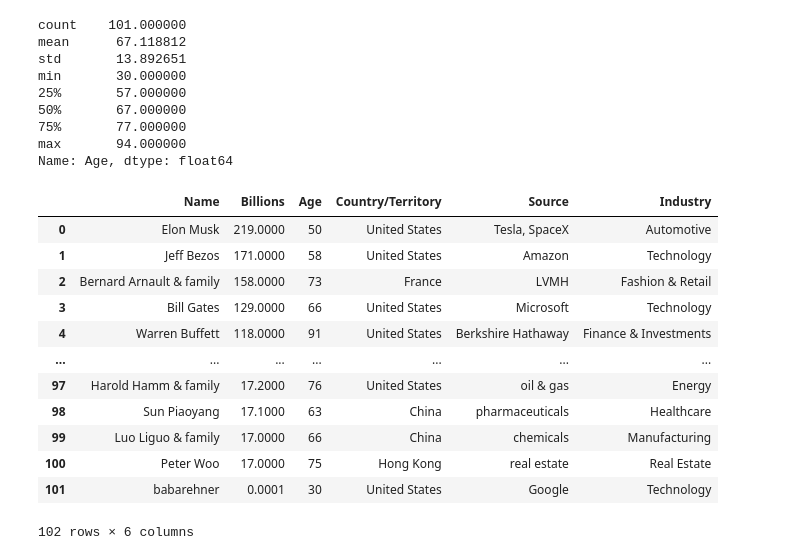
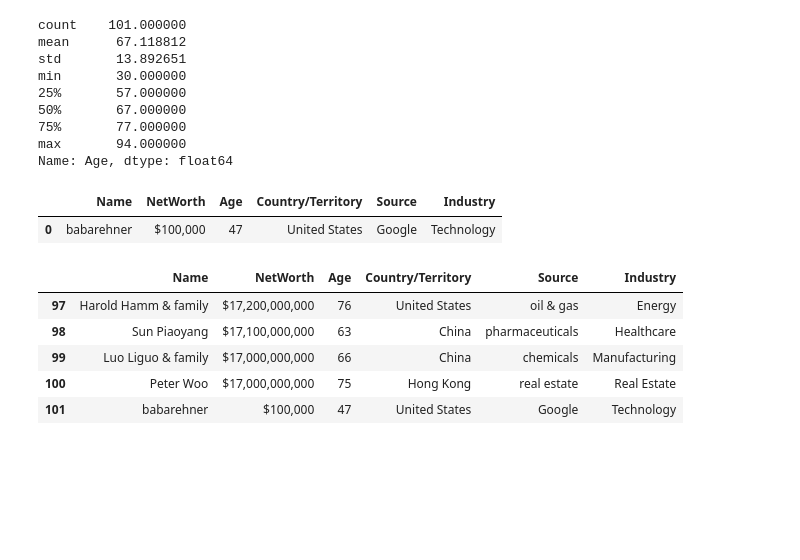
Before and after one commit to babarehner/jupiter-top_richest, a Jupyter notebook: df_Richies.ipynb, the cells around one changed output. Saved outputs shown, nothing was run; the diff lists cells and outputs as text; code cells hidden in the pictures; blank space fills up the shorter version.

```diff
--- a/df_Richies.ipynb
+++ b/df_Richies.ipynb
@@ -118,29 +141,32 @@ min       30.000000
 75%       77.000000
 max       94.000000
 Name: Age, dtype: float64
-# %%
-df_me = df_richest.append({'Name':'babarehner', 'NetWorth':'$100,000', 'Age':30, 'Country/Territory':'United States',
-                   'Source':'Google', 'Industry':'Technology'}, ignore_index=True)
+# %%
+# create a dataframe to add a row into the data base
+# received warning that frame.append method is deprecated and should use concat
+df_new_guy = pd.DataFrame([['babarehner', '$100,000', 47, 'United States', 'Google', 'Technology']],
+                          columns=['Name', 'NetWorth', 'Age', 'Country/Territory','Source', 'Industry'])
+df_new_guy
+# %% [output]
+|  | Name | NetWorth | Age | Country/Territory | Source | Industry |
+| 0 | babarehner | $100,000 | 47 | United States | Google | Technology |
+# %%
+# add new_guy dataframe to richest dataframe
+df_richest = pd.concat([df_richest, df_new_guy], ignore_index=True)
+df_richest.tail()
+# %% [output]
+|  | Name | NetWorth | Age | Country/Territory | Source | Industry |
+| 97 | Harold Hamm & family | $17,200,000,000 | 76 | United States | oil & gas | Energy |
+| 98 | Sun Piaoyang | $17,100,000,000 | 63 | China | pharmaceuticals | Healthcare |
+| 99 | Luo Liguo & family | $17,000,000,000 | 66 | China | chemicals | Manufacturing |
+| 100 | Peter Woo | $17,000,000,000 | 75 | Hong Kong | real estate | Real Estate |
+| 101 | babarehner | $100,000 | 47 | United States | Google | Technology |
 # %%
 # Remove the '$' sign in 'NetWorth' column
-df_me['NetWorth'] = df_me['NetWorth'].replace('\$','', regex=True)
+df_richest['NetWorth'] = df_richest['NetWorth'].replace('\$','', regex=True)
 # Remove the ',' in the billions column
-df_me['NetWorth'] = df_me['NetWorth'].replace(',','', regex=True)
+df_richest['NetWorth'] = df_richest['NetWorth'].replace(',','', regex=True)
 # Change the 'NetWorth' column to float and remove all the divide by 1 billion
-df_me['NetWorth'] = (df_me['NetWorth'].astype(float))/1e9
+df_richest['NetWorth'] = (df_richest['NetWorth'].astype(float))/1e9
 # Change the column name fro 'NetWorth' to 'Billions' in the printout
-df_me.rename(columns={"NetWorth": "Billions"})
+df_richest = df_richest.rename(columns={"NetWorth": "Billions"})
-# %% [output]
-|  | Name | Billions | Age | Country/Territory | Source | Industry |
-| 0 | Elon Musk | 219.0000 | 50 | United States | Tesla, SpaceX | Automotive |
-| 1 | Jeff Bezos | 171.0000 | 58 | United States | Amazon | Technology |
-| 2 | Bernard Arnault & family | 158.0000 | 73 | France | LVMH | Fashion & Retail |
-| 3 | Bill Gates | 129.0000 | 66 | United States | Microsoft | Technology |
-| 4 | Warren Buffett | 118.0000 | 91 | United States | Berkshire Hathaway | Finance & Investments |
-| ... | ... | ... | ... | ... | ... | ... |
-| 97 | Harold Hamm & family | 17.2000 | 76 | United States | oil & gas | Energy |
-| 98 | Sun Piaoyang | 17.1000 | 63 | China | pharmaceuticals | Healthcare |
-| 99 | Luo Liguo & family | 17.0000 | 66 | China | chemicals | Manufacturing |
-| 100 | Peter Woo | 17.0000 | 75 | Hong Kong | real estate | Real Estate |
-| 101 | babarehner | 0.0001 | 30 | United States | Google | Technology |
-102 rows × 6 columns
```
Also changed, not shown: parts of 10 cells of this notebook.
